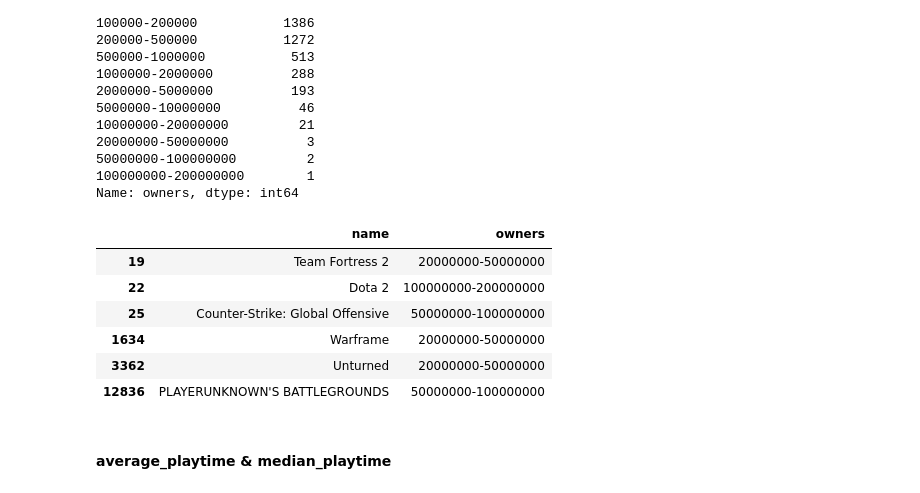
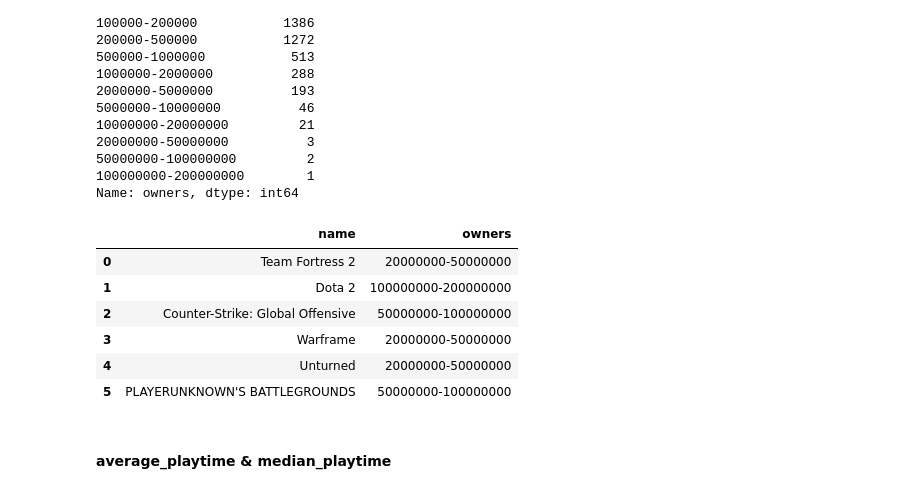
Before and after one commit to YQtheAnalyst/Game-Insights, a Jupyter notebook: Exploratory_Data_Analysis.ipynb, the cells around one changed output. Cells and saved outputs as stored; diff of their text form; code cells hidden in the pictures.

```diff
--- a/Exploratory_Data_Analysis.ipynb
+++ b/Exploratory_Data_Analysis.ipynb
@@ -5,7 +5,7 @@ import matplotlib.pyplot as plt
 import numpy as np
 # %%
 # Read the CSV file into a DataFrame
-df = pd.read_csv('.../steam.csv')
+df = pd.read_csv('C:/Users/rache/Desktop/UK work/Portfolio projects/game project/steam.csv')
 # %% [markdown]
 ### Data Preview
 # %%
@@ -578,16 +578,16 @@ Name: owners, dtype: int64
 # %%
 df[(df['owners'] == "100000000-200000000") |
             (df['owners'] == "50000000-100000000") |
             (df['owners'] == "20000000-50000000")
-            ][['name', 'owners']]
+            ][['name', 'owners']].reset_index(drop=True)
 # %% [output]
 |  | name | owners |
-| 19 | Team Fortress 2 | 20000000-50000000 |
-| 22 | Dota 2 | 100000000-200000000 |
-| 25 | Counter-Strike: Global Offensive | 50000000-100000000 |
-| 1634 | Warframe | 20000000-50000000 |
-| 3362 | Unturned | 20000000-50000000 |
-| 12836 | PLAYERUNKNOWN'S BATTLEGROUNDS | 50000000-100000000 |
+| 0 | Team Fortress 2 | 20000000-50000000 |
+| 1 | Dota 2 | 100000000-200000000 |
+| 2 | Counter-Strike: Global Offensive | 50000000-100000000 |
+| 3 | Warframe | 20000000-50000000 |
+| 4 | Unturned | 20000000-50000000 |
+| 5 | PLAYERUNKNOWN'S BATTLEGROUNDS | 50000000-100000000 |
 # %% [markdown]
 #### **average_playtime & median_playtime**
 # %% [markdown]
```
Also changed, not shown: parts of 9 cells of this notebook, 1 other file.
